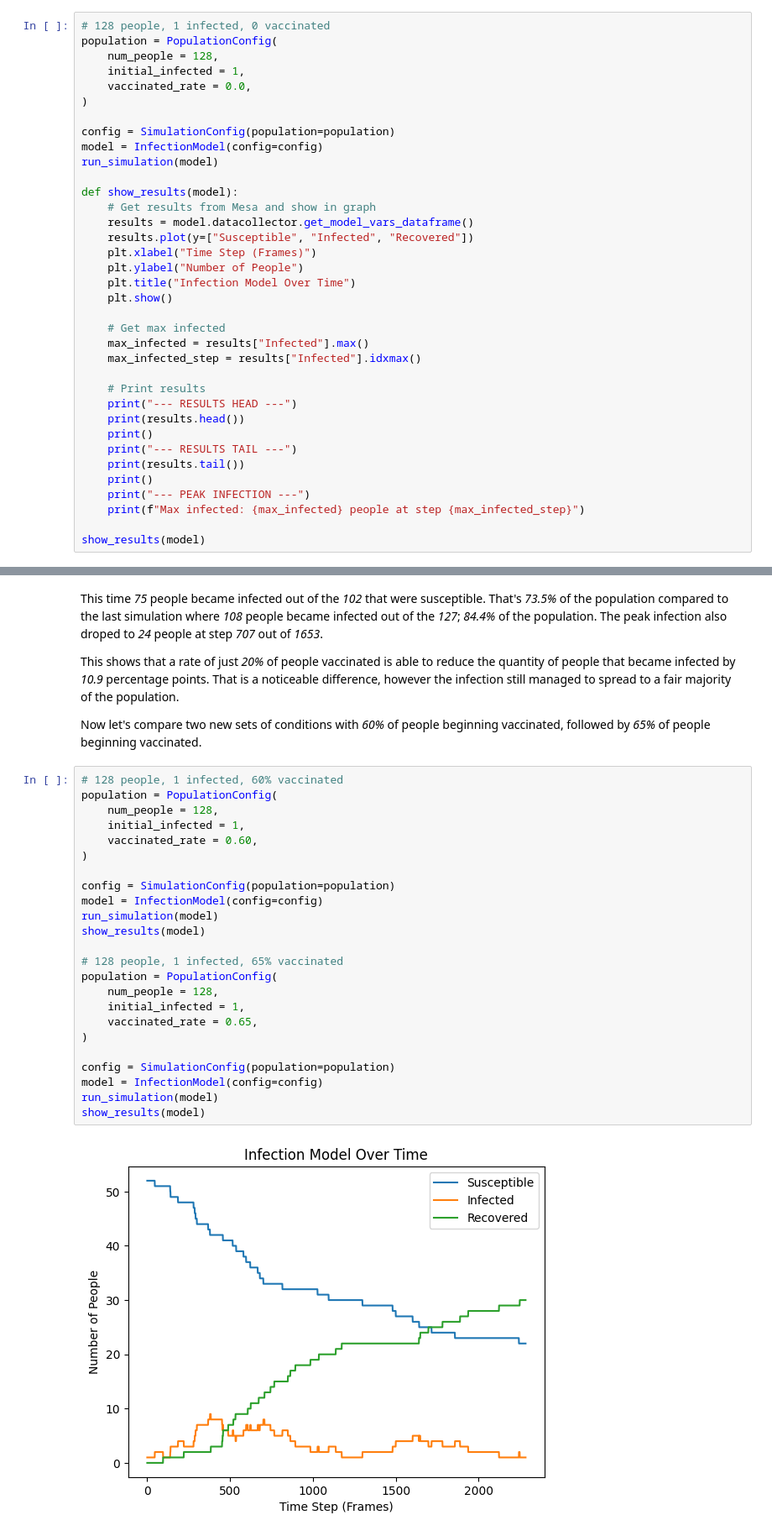
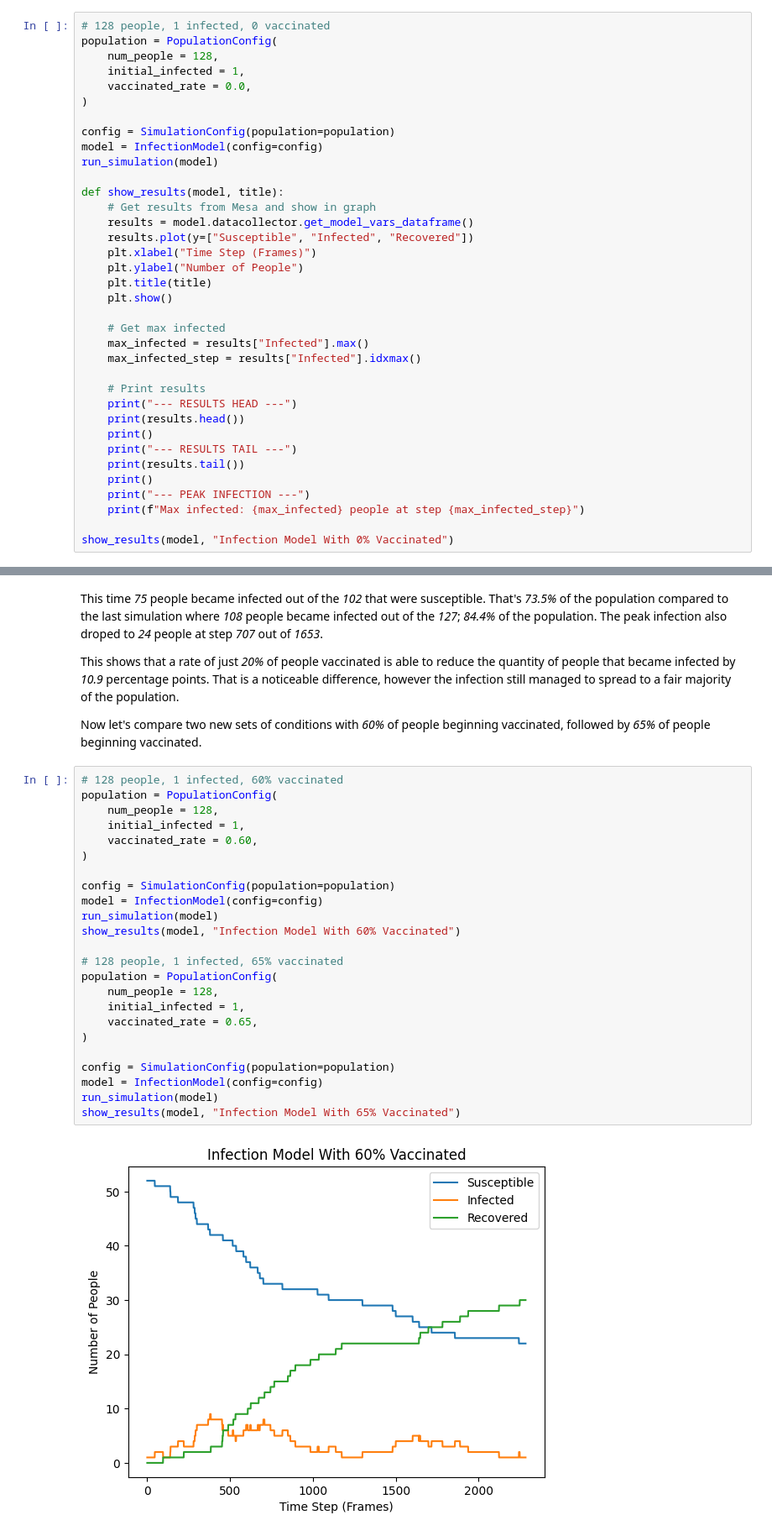
Before and after one commit to dominictdavies/CITS4403-Project, a Jupyter notebook: notebooks/overview.ipynb, the cells around one changed output, grey strips where cells are left out. Shown: that part at 84% size. Drawn from its saved outputs; the diff is of its cells as text.

```diff
--- a/notebooks/overview.ipynb
+++ b/notebooks/overview.ipynb
@@ -27,13 +27,13 @@ config = SimulationConfig(population=population)
 model = InfectionModel(config=config)
 run_simulation(model)
 
-def show_results(model):
+def show_results(model, title):
     # Get results from Mesa and show in graph
     results = model.datacollector.get_model_vars_dataframe()
     results.plot(y=["Susceptible", "Infected", "Recovered"])
     plt.xlabel("Time Step (Frames)")
     plt.ylabel("Number of People")
-    plt.title("Infection Model Over Time")
+    plt.title(title)
     plt.show()
 
     # Get max infected
@@ -50,5 +50,5 @@ def show_results(model):
     print("--- PEAK INFECTION ---")
     print(f"Max infected: {max_infected} people at step {max_infected_step}")
 
-show_results(model)
+show_results(model, "Infection Model With 0% Vaccinated")
 # %% [output]
@@ -118,29 +118,29 @@ Now let's compare two new sets of conditions with *60%* of people beginning vacc
 # %%
 # 128 people, 1 infected, 60% vaccinated
 population = PopulationConfig(
     num_people = 128,
     initial_infected = 1,
     vaccinated_rate = 0.60,
 )
 
 config = SimulationConfig(population=population)
 model = InfectionModel(config=config)
 run_simulation(model)
-show_results(model)
+show_results(model, "Infection Model With 60% Vaccinated")
 
 # 128 people, 1 infected, 65% vaccinated
 population = PopulationConfig(
     num_people = 128,
     initial_infected = 1,
     vaccinated_rate = 0.65,
 )
 
 config = SimulationConfig(population=population)
 model = InfectionModel(config=config)
 run_simulation(model)
-show_results(model)
+show_results(model, "Infection Model With 65% Vaccinated")
 # %% [output]
-[figure, old version]
+[figure, new version]
 --- RESULTS HEAD ---
    Susceptible  Infected  Recovered  Vaccinated  Total
 0           52         1          0          75    128
```
Also changed, not shown: parts of 3 cells of this notebook.
